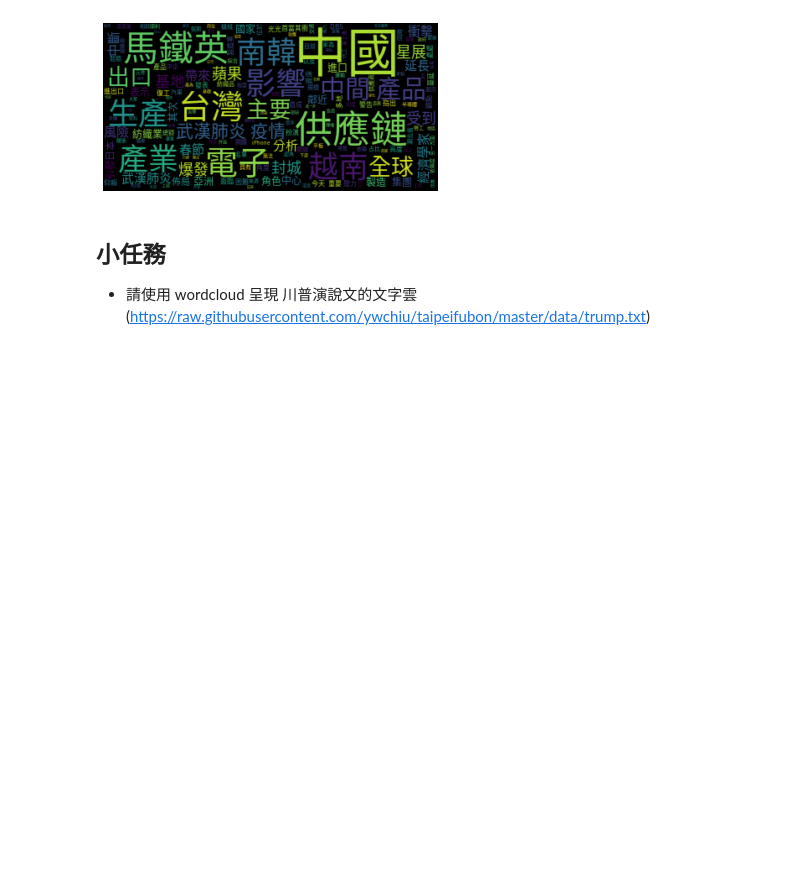
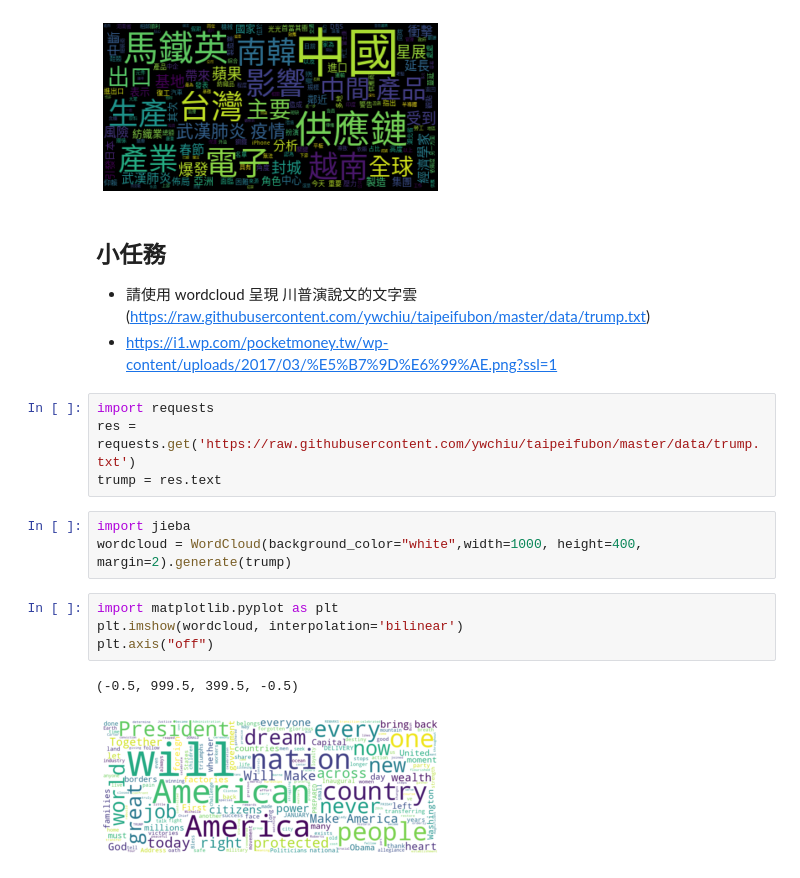
Before and after one commit to ywchiu/taipeifubon, a Jupyter notebook: Demo20200406.ipynb, the cells around one changed output. Saved outputs shown, nothing was run; the diff lists cells and outputs as text; blank space fills up the shorter version.

```diff
--- a/Demo20200406.ipynb
+++ b/Demo20200406.ipynb
@@ -129,3 +129,18 @@ plt.axis("off")
 ## 小任務
 - 請使用 wordcloud 呈現 川普演說文的文字雲
 (https://raw.githubusercontent.com/ywchiu/taipeifubon/master/data/trump.txt)
+- https://i1.wp.com/pocketmoney.tw/wp-content/uploads/2017/03/%E5%B7%9D%E6%99%AE.png?ssl=1
+# %%
+import requests
+res = requests.get('https://raw.githubusercontent.com/ywchiu/taipeifubon/master/data/trump.txt')
+trump = res.text
+# %%
+import jieba
+wordcloud = WordCloud(background_color="white",width=1000, height=400, margin=2).generate(trump)
+# %%
+import matplotlib.pyplot as plt
+plt.imshow(wordcloud, interpolation='bilinear')
+plt.axis("off")
+# %% [output]
+(-0.5, 999.5, 399.5, -0.5)
+[figure, added]
```
Also changed, not shown: parts of 30 cells of this notebook.
